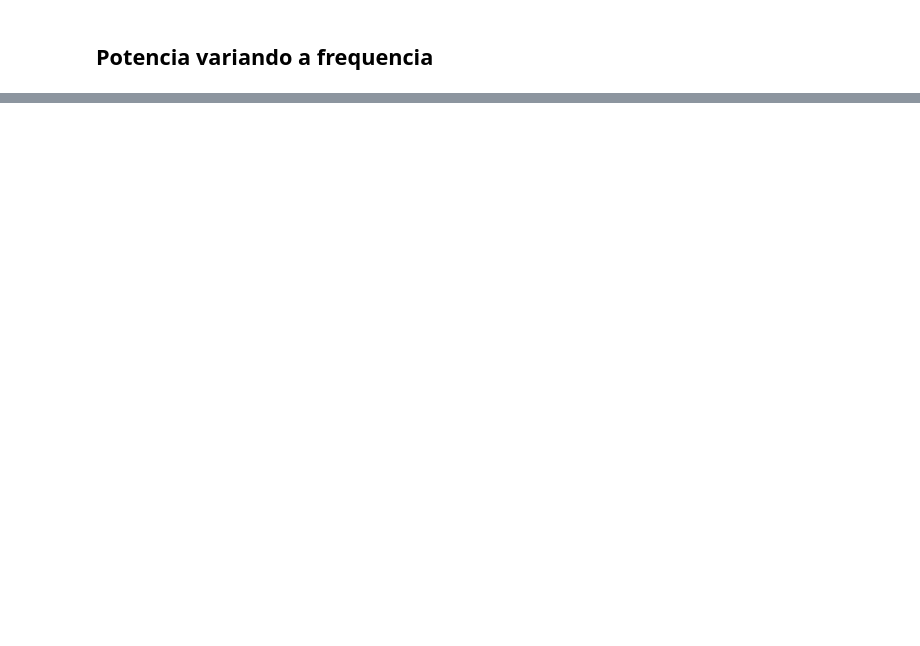
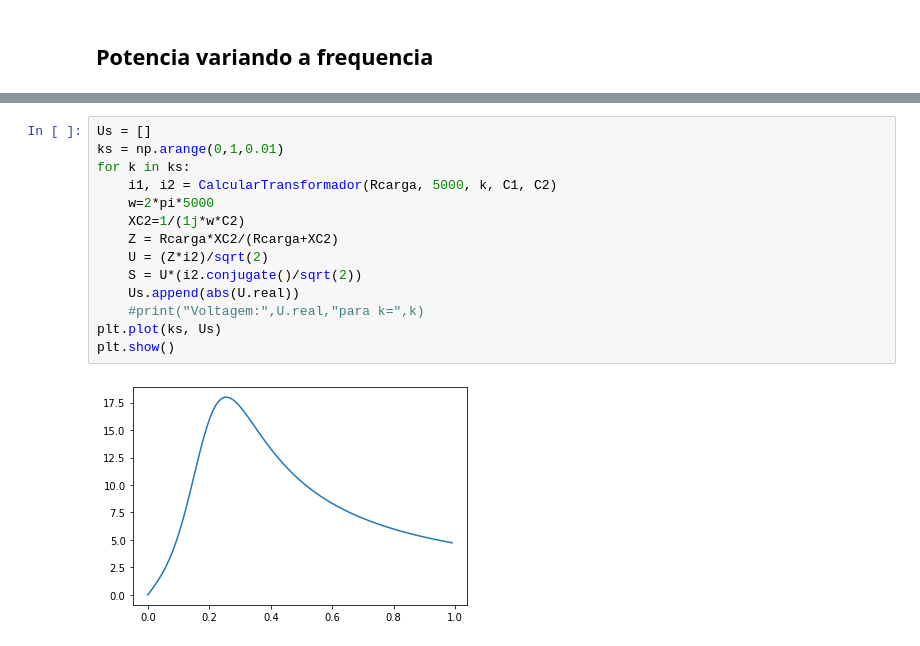
Before and after one commit to BrunoFNRodrigues/EletroMag-Projeto, a Jupyter notebook: Projeto Eletromag.ipynb, the cells around one changed output, grey strips where cells are left out. Drawn from its saved outputs; the diff is of its cells as text; blank space fills up the shorter version.

```diff
--- a/Projeto Eletromag.ipynb
+++ b/Projeto Eletromag.ipynb
@@ -209,0 +214,16 @@ plt.show()
+# %%
+Us = []
+ks = np.arange(0,1,0.01)
+for k in ks:
+    i1, i2 = CalcularTransformador(Rcarga, 5000, k, C1, C2)
+    w=2*pi*5000
+    XC2=1/(1j*w*C2)
+    Z = Rcarga*XC2/(Rcarga+XC2)
+    U = (Z*i2)/sqrt(2)
+    S = U*(i2.conjugate()/sqrt(2))
+    Us.append(abs(U.real))
+    #print("Voltagem:",U.real,"para k=",k)
+plt.plot(ks, Us)
+plt.show()
+# %% [output]
+[figure, added]
```
Also changed, not shown: parts of 9 cells of this notebook.
